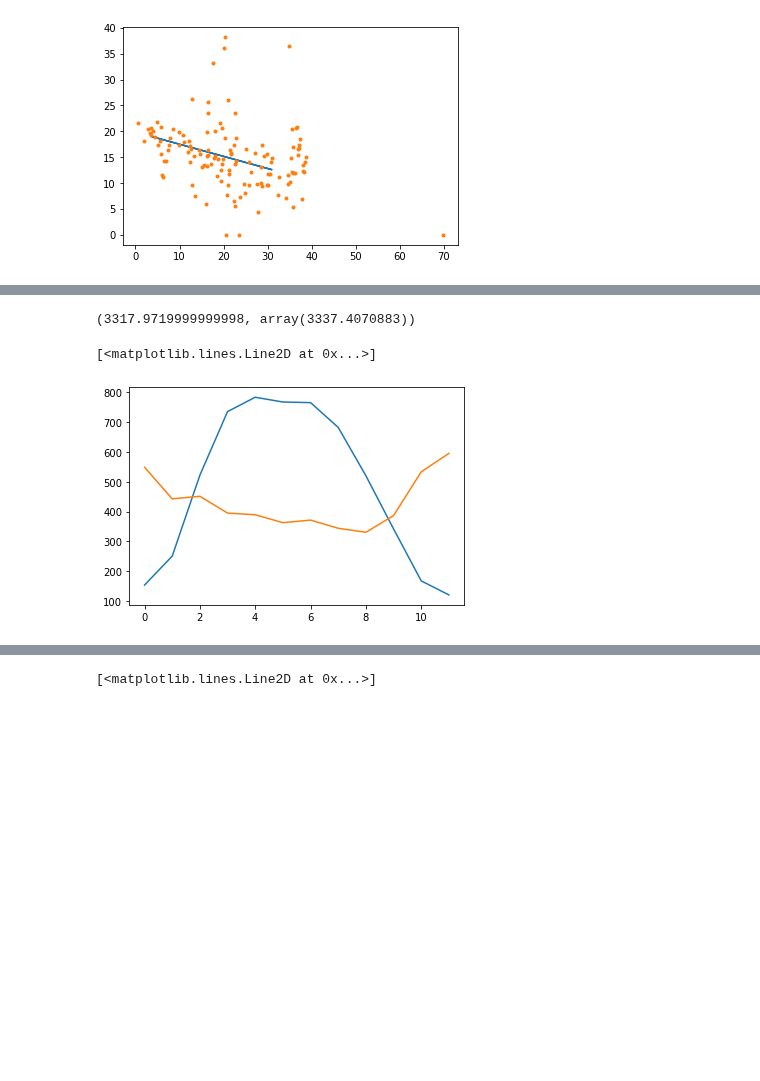
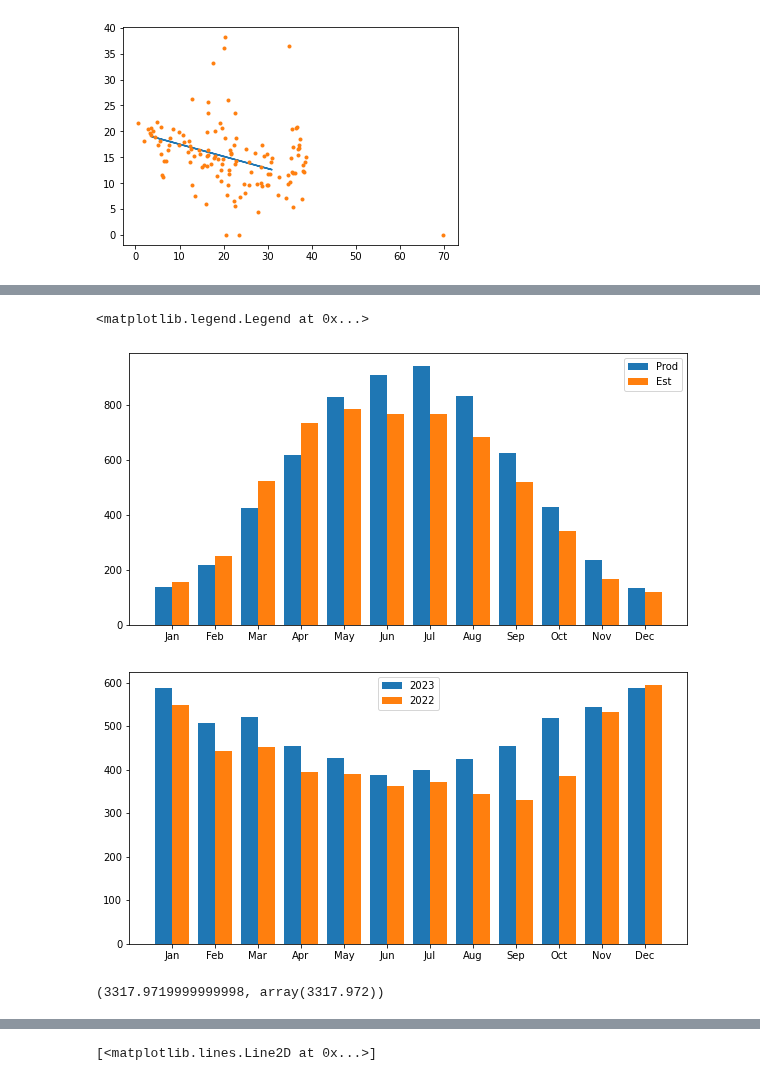
Before and after one commit to tchnvkng/python_notebooks, a Jupyter notebook: stroomv2.ipynb, the cells around one changed output, grey strips where cells are left out. Drawn from its saved outputs; the diff is of its cells as text; code cells hidden in the pictures; blank space fills up the shorter version.

```diff
--- a/stroomv2.ipynb
+++ b/stroomv2.ipynb
@@ -346,12 +358,26 @@ df
+# %%
+x=np.arange(1,13)
+w=0.4
+plt.figure(figsize=(10,5))
+plt.bar(x-w/2,df['Produced'],width=w,label='Prod')
+plt.bar(x+w/2,df['Estimate'],width=w,label='Est')
+
+plt.xticks(x,[x.strftime('%b') for x in df['From']])
+plt.legend()
+
+x=np.arange(1,13)
+w=0.4
+plt.figure(figsize=(10,5))
+plt.bar(x-w/2,df['Used'],width=w,label='2023')
+plt.bar(x+w/2,df['Used 2022'],width=w,label='2022')
+
+plt.xticks(x,[x.strftime('%b') for x in df['From']])
+plt.legend()
+# %% [output]
+<matplotlib.legend.Legend at 0x...>
+[figure, added]
+[figure, added]
 # %%
-e.produced_df.loc[e.produced_df['from'].apply(lambda x: x.year==2023),'produced'].sum(),e.cum_production((datetime.today()-datetime(2023,1,1))/timedelta(days=1))
+e.produced_df.loc[e.produced_df['from'].apply(lambda x: x.year==2023),'produced'].sum(),e.cum_production((e.produced_df['to'].max()-datetime(2023,1,1))/timedelta(days=1))
 # %% [output]
-(3317.9719999999998, array(3337.4070883))
+(3317.9719999999998, array(3317.972))
-# %%
-estimate=np.array([154,251,522,735,783,767,765,682,520,342,168,121])
-used_2022=np.array([548.66,442.7,451.32,395.07,389.44,362.98,371.58,344.19,330.73,386.67,533.32,595])
-plt.plot(estimate)
-plt.plot(used_2022)
-# %% [output]
-[<matplotlib.lines.Line2D at 0x...>]
-[figure, removed]
```
Also changed, not shown: parts of 4 cells of this notebook, 1 other file.
